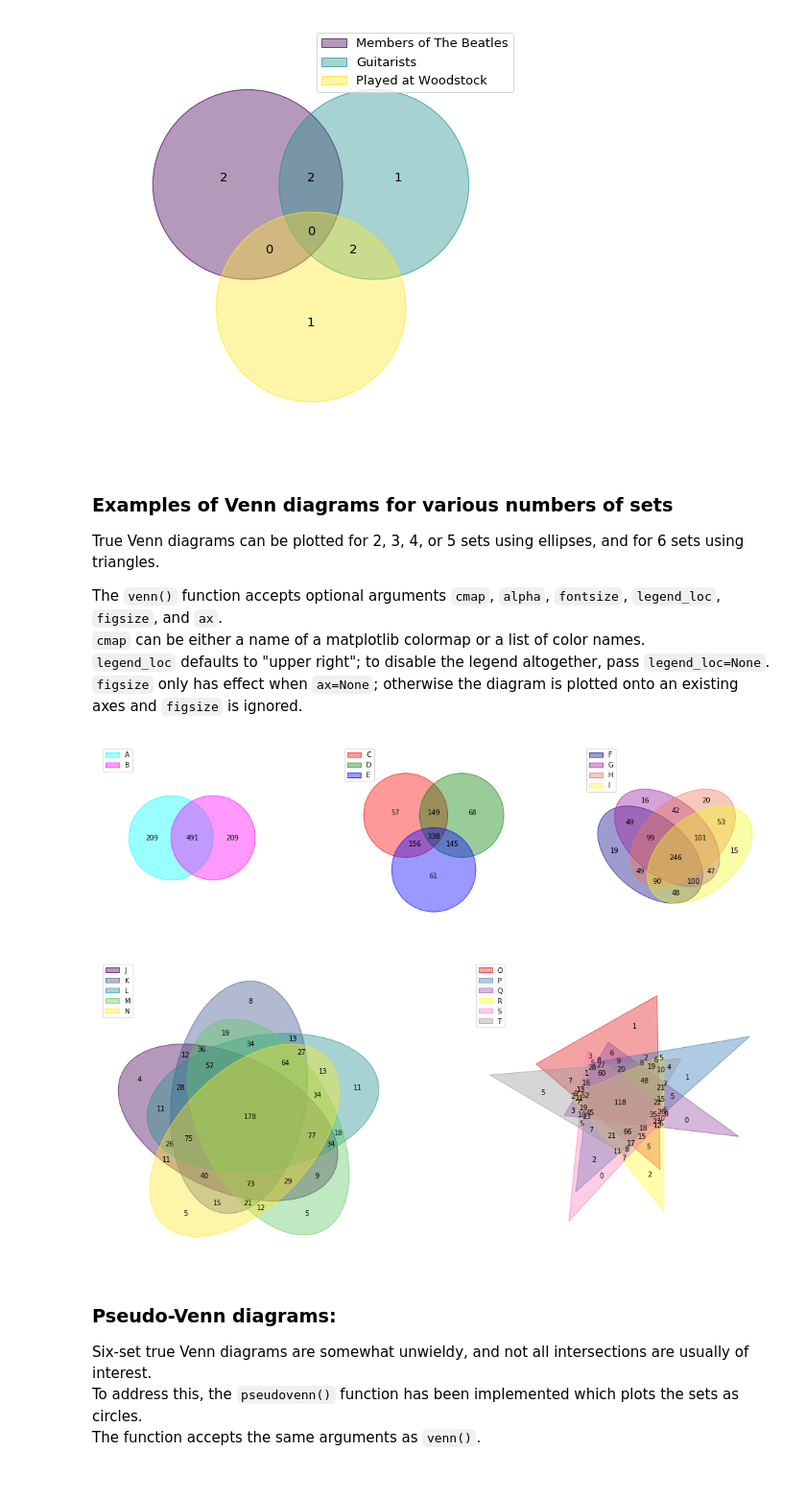
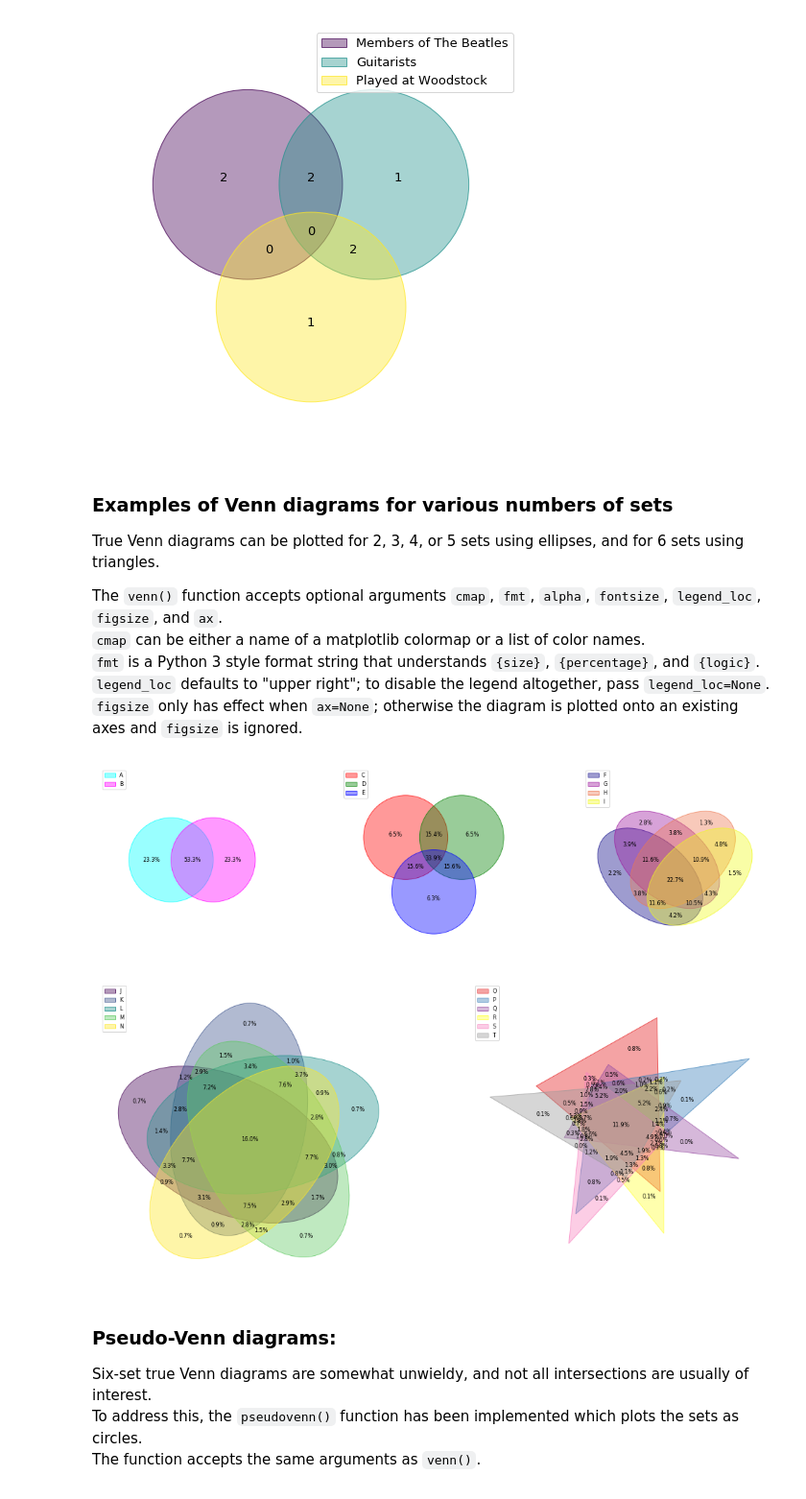
Before and after one commit to wan230114/pyvenn, a Jupyter notebook: pyvenn-demo.ipynb, the cells around one changed output. Shown at 96% size. Drawn from its saved outputs; the diff is of its cells as text; code cells hidden in the pictures.

```diff
--- a/pyvenn-demo.ipynb
+++ b/pyvenn-demo.ipynb
@@ -17,30 +17,31 @@ venn(musicians)
 ### Examples of Venn diagrams for various numbers of sets
 True Venn diagrams can be plotted for 2, 3, 4, or 5 sets using ellipses, and for 6 sets using triangles.
 
-The `venn()` function accepts optional arguments `cmap`, `alpha`, `fontsize`, `legend_loc`, `figsize`, and `ax`.
+The `venn()` function accepts optional arguments `cmap`, `fmt`, `alpha`, `fontsize`, `legend_loc`, `figsize`, and `ax`.
 `cmap` can be either a name of a matplotlib colormap or a list of color names.
+`fmt` is a Python 3 style format string that understands `{size}`, `{percentage}`, and `{logic}`.
 `legend_loc` defaults to "upper right"; to disable the legend altogether, pass `legend_loc=None`.
 `figsize` only has effect when `ax=None`; otherwise the diagram is plotted onto an existing axes and `figsize` is ignored.
 # %%
 from matplotlib.pyplot import subplots
 from itertools import chain, islice
 from string import ascii_uppercase
 from numpy.random import choice
 
 _, top_axs = subplots(ncols=3, nrows=1, figsize=(18, 5))
 _, bot_axs = subplots(ncols=2, nrows=1, figsize=(18, 8))
 cmaps = ["cool", list("rgb"), "plasma", "viridis", "Set1"]
 letters = iter(ascii_uppercase)
 
 for n_sets, cmap, ax in zip(range(2, 7), cmaps, chain(top_axs, bot_axs)):
     dataset_dict = {
         name: set(choice(1000, 700, replace=False))
         for name in islice(letters, n_sets)
     }
-    venn(dataset_dict, cmap=cmap, ax=ax, fontsize=10, legend_loc="upper left")
+    venn(dataset_dict, fmt="{percentage:.1f}%", cmap=cmap, fontsize=8, legend_loc="upper left", ax=ax)
 # %% [output]
-[figure, old version]
+[figure, new version]
-[figure, old version]
+[figure, new version]
 # %% [markdown]
 ### Pseudo-Venn diagrams:
 Six-set true Venn diagrams are somewhat unwieldy, and not all intersections are usually of interest.
```
Also changed, not shown: parts of 4 cells of this notebook.
